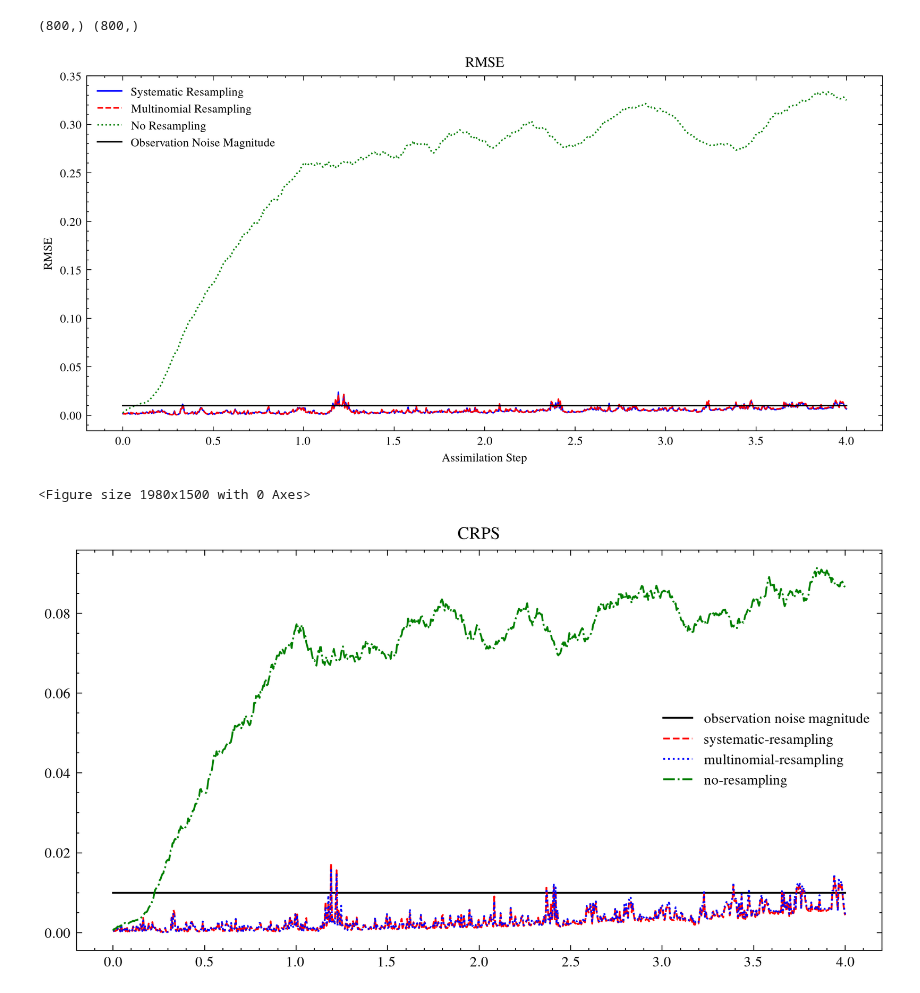
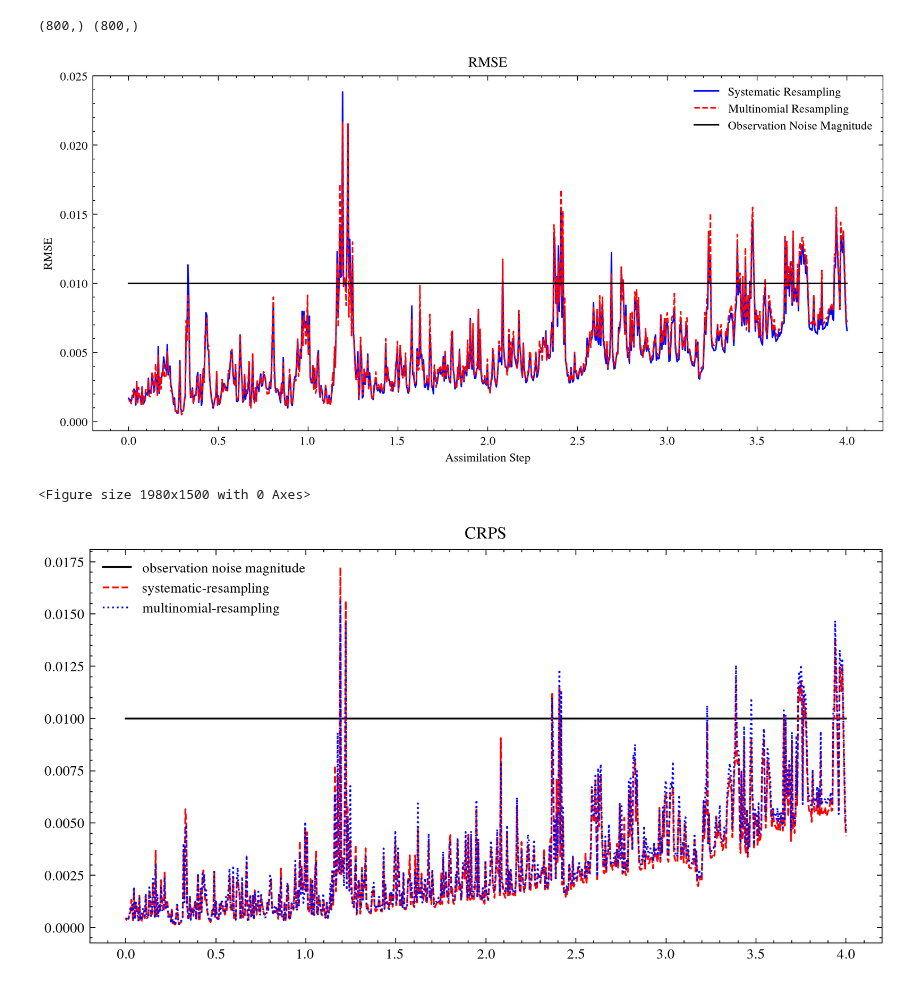
Before and after one commit to jameswoodfield/Particle_Filter, a Jupyter notebook: examples/Example_4_KdV_resampling.ipynb, the cells around one changed output. Cells and saved outputs as stored; diff of their text form; code cells hidden in the pictures.

```diff
--- a/examples/Example_4_KdV_resampling.ipynb
+++ b/examples/Example_4_KdV_resampling.ipynb
@@ -204,7 +204,7 @@ plt.figure(figsize=(8, 4), dpi=dpi)
 plt.title('RMSE')
 plt.plot(time, rmse_systematic, label='Systematic Resampling', color='b')
 plt.plot(time, rmse_multinomial, label='Multinomial Resampling', color='r')
-plt.plot(time, rmse_no_resampling, label='No Resampling', color='g')
+#plt.plot(time, rmse_no_resampling, label='No Resampling', color='g')
 plt.plot(time, observation_noise * jnp.ones_like(rmse_systematic), label='Observation Noise Magnitude', color='k', linestyle='solid')
 plt.xlabel('Assimilation Step')
 plt.ylabel('RMSE')
@@ -214,19 +214,19 @@ plt.savefig('/Users/jmw/Documents/GitHub/Particle_Filter/Saving/EX4_KdV_PF_NPF_R
 plt.show()
 plt.clf()
 # %% [output]
-[figure, old version]
+[figure, new version]
 <Figure size 1980x1500 with 0 Axes>
 # %%
 
 dpi=300
 plt.figure(figsize=(8, 4), dpi=dpi)
 plt.title('CRPS')
 plt.plot(time,observation_noise*jnp.ones_like(crps_systematic),label=f'observation noise magnitude')
 plt.plot(time,crps_systematic,label=f'systematic-resampling')
 plt.plot(time,crps_multinomial,label=f'multinomial-resampling')
-plt.plot(time,crps_no_resampling,label=f'no-resampling')
+#plt.plot(time,crps_no_resampling,label=f'no-resampling')
 plt.legend()
 plt.savefig('/Users/jmw/Documents/GitHub/Particle_Filter/Saving/EX4_KdV_PF_NPF_CRPS.png', dpi=dpi)
 plt.show()
 # %% [output]
-[figure, old version]
+[figure, new version]
```
Also changed, not shown: 13 other files.
